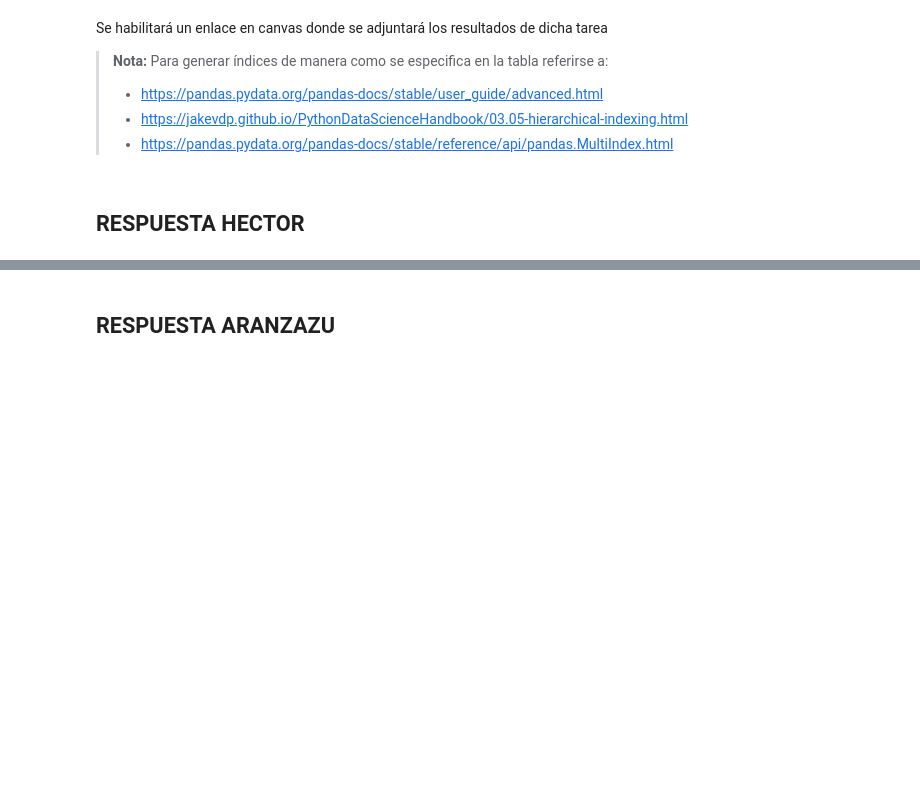
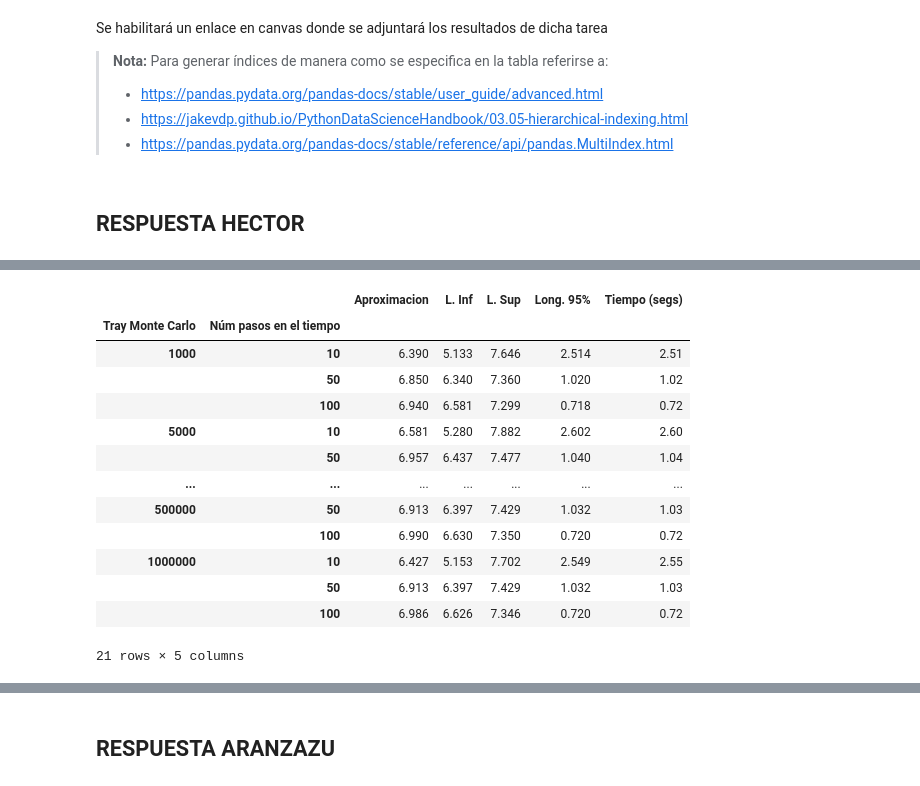
Before and after one commit to Aranzazu-R/Tarea9y10_HectorChavez_AranzazuRendon, a Jupyter notebook: Tarea10_simulación.ipynb, the cells around one changed output, grey strips where cells are left out. Saved outputs shown, nothing was run; the diff lists cells and outputs as text; code cells hidden in the pictures; blank space fills up the shorter version.

```diff
--- a/Tarea10_simulación.ipynb
+++ b/Tarea10_simulación.ipynb
@@ -32,3 +32,20 @@ Se habilitará un enlace en canvas donde se adjuntará los resultados de dicha t
 > - https://pandas.pydata.org/pandas-docs/stable/reference/api/pandas.MultiIndex.html
 # %% [markdown]
 ## RESPUESTA HECTOR
+# %%
+#importar los paquetes que se van a usar
+import pandas as pd
+import pandas_datareader.data as web
+import numpy as np
+import datetime
+import matplotlib.pyplot as plt
+import scipy.stats as st
+import seaborn as sns
+from time import time
+%matplotlib inline
+#algunas opciones para Pandas
+pd.set_option('display.notebook_repr_html', True)
+pd.set_option('display.max_columns', 9)
+pd.set_option('display.max_rows', 10)
+pd.set_option('display.width', 78)
+pd.set_option('precision', 3)
@@ -34,0 +145,13 @@ Se habilitará un enlace en canvas donde se adjuntará los resultados de dicha t
+# %%
+NbTraj = [1000,5000,10000,50000,100000,500000,1000000] # Trayectorias montecarlo
+NbStep = [10,50,100] # quiero que se hagan con 10,50 y 100
+
+S0 = 100     # Precio inicial
+r = 0.10     # Tasa libre de riesgo
+sigma = 0.2  # volatilidad
+K = 100      # Strike price
+T = 1        # Tiempo de cierre - años
+
+M_Riem_call = list(map(lambda N_tra:list(map(lambda N_ste:Riemann_approach_c(K,r,S0,N_tra,N_ste,sigma,T),NbStep)), NbTraj))
+
+M_Riem_put = list(map(lambda N_tra:list(map(lambda N_ste:Riemann_approach_p(K,r,S0,N_tra,N_ste,sigma,T),NbStep)), NbTraj))
@@ -34,0 +174,30 @@ Se habilitará un enlace en canvas donde se adjuntará los resultados de dicha t
+# %%
+indx = pd.MultiIndex(levels=[NbTraj,NbStep],codes = [[0,0,0,1,1,1,2,2,2,3,3,3,4,4,4,5,5,5,6,6,6],[0,1,2,0,1,2,0,1,2,0,1,2,0,1,2,0,1,2,0,1,2]])
+aprox = np.array([M_Riem_call[0][0][0],M_Riem_call[0][1][0],M_Riem_call[0][2][0],M_Riem_call[1][0][0],M_Riem_call[1][1][0],M_Riem_call[1][2][0],M_Riem_call[2][0][0],M_Riem_call[2][1][0],M_Riem_call[2][2][0],M_Riem_call[3][0][0],M_Riem_call[3][1][0],M_Riem_call[3][2][0],M_Riem_call[4][0][0],M_Riem_call[4][1][0],M_Riem_call[4][2][0],M_Riem_call[5][0][0],M_Riem_call[5][1][0],M_Riem_call[5][2][0],M_Riem_call[6][0][0],M_Riem_call[6][1][0],M_Riem_call[6][2][0]])
+Linf = np.array([M_Riem_call[0][0][1],M_Riem_call[0][1][1],M_Riem_call[0][2][1],M_Riem_call[1][0][1],M_Riem_call[1][1][1],M_Riem_call[1][2][1],M_Riem_call[2][0][1],M_Riem_call[2][1][1],M_Riem_call[2][2][1],M_Riem_call[3][0][1],M_Riem_call[3][1][1],M_Riem_call[3][2][1],M_Riem_call[4][0][1],M_Riem_call[4][1][1],M_Riem_call[4][2][1],M_Riem_call[5][0][1],M_Riem_call[5][1][1],M_Riem_call[5][2][1],M_Riem_call[6][0][1],M_Riem_call[6][1][1],M_Riem_call[6][2][1]])
+Lsup = np.array([M_Riem_call[0][0][2],M_Riem_call[0][1][2],M_Riem_call[0][2][2],M_Riem_call[1][0][2],M_Riem_call[1][1][2],M_Riem_call[1][2][2],M_Riem_call[2][0][2],M_Riem_call[2][1][2],M_Riem_call[2][2][2],M_Riem_call[3][0][2],M_Riem_call[3][1][2],M_Riem_call[3][2][2],M_Riem_call[4][0][2],M_Riem_call[4][1][2],M_Riem_call[4][2][2],M_Riem_call[5][0][2],M_Riem_call[5][1][2],M_Riem_call[5][2][2],M_Riem_call[6][0][2],M_Riem_call[6][1][2],M_Riem_call[6][2][2]])
+Ldiff = np.array(Lsup-Linf)
+tiempos = np.array([M_Riem_call[0][0][3],M_Riem_call[0][1][3],M_Riem_call[0][2][3],M_Riem_call[1][0][3],M_Riem_call[1][1][3],M_Riem_call[1][2][3],M_Riem_call[2][0][3],M_Riem_call[2][1][3],M_Riem_call[2][2][3],M_Riem_call[3][0][3],M_Riem_call[3][1][3],M_Riem_call[3][2][3],M_Riem_call[4][0][3],M_Riem_call[4][1][3],M_Riem_call[4][2][3],M_Riem_call[5][0][3],M_Riem_call[5][1][3],M_Riem_call[5][2][3],M_Riem_call[6][0][3],M_Riem_call[6][1][3],M_Riem_call[6][2][3]])
+tabla_Riem_call = pd.DataFrame(index=indx,columns=['Aproximacion','L. Inf','L. Sup','Long. 95%','Tiempo (segs)'])
+tabla_Riem_call.index.names = (['Tray Monte Carlo','Núm pasos en el tiempo'])
+tabla_Riem_call['Aproximacion'] = aprox
+tabla_Riem_call['L. Inf'] = Linf
+tabla_Riem_call['L. Sup'] = Lsup
+tabla_Riem_call['Long. 95%'] = Ldiff
+tabla_Riem_call['Tiempo (segs)'] = np.round(tiempos,2)
+tabla_Riem_call
+# %% [output]
+|  |  | Aproximacion | L. Inf | L. Sup | Long. 95% | Tiempo (segs) |
+| Tray Monte Carlo | Núm pasos en el tiempo |  |  |  |  |  |
+| 1000 | 10 | 6.390 | 5.133 | 7.646 | 2.514 | 2.51 |
+|  | 50 | 6.850 | 6.340 | 7.360 | 1.020 | 1.02 |
+|  | 100 | 6.940 | 6.581 | 7.299 | 0.718 | 0.72 |
+| 5000 | 10 | 6.581 | 5.280 | 7.882 | 2.602 | 2.60 |
+|  | 50 | 6.957 | 6.437 | 7.477 | 1.040 | 1.04 |
+| ... | ... | ... | ... | ... | ... | ... |
+| 500000 | 50 | 6.913 | 6.397 | 7.429 | 1.032 | 1.03 |
+|  | 100 | 6.990 | 6.630 | 7.350 | 0.720 | 0.72 |
+| 1000000 | 10 | 6.427 | 5.153 | 7.702 | 2.549 | 2.55 |
+|  | 50 | 6.913 | 6.397 | 7.429 | 1.032 | 1.03 |
+|  | 100 | 6.986 | 6.626 | 7.346 | 0.720 | 0.72 |
+21 rows × 5 columns
```
Also changed, not shown: parts of 10 cells of this notebook.
